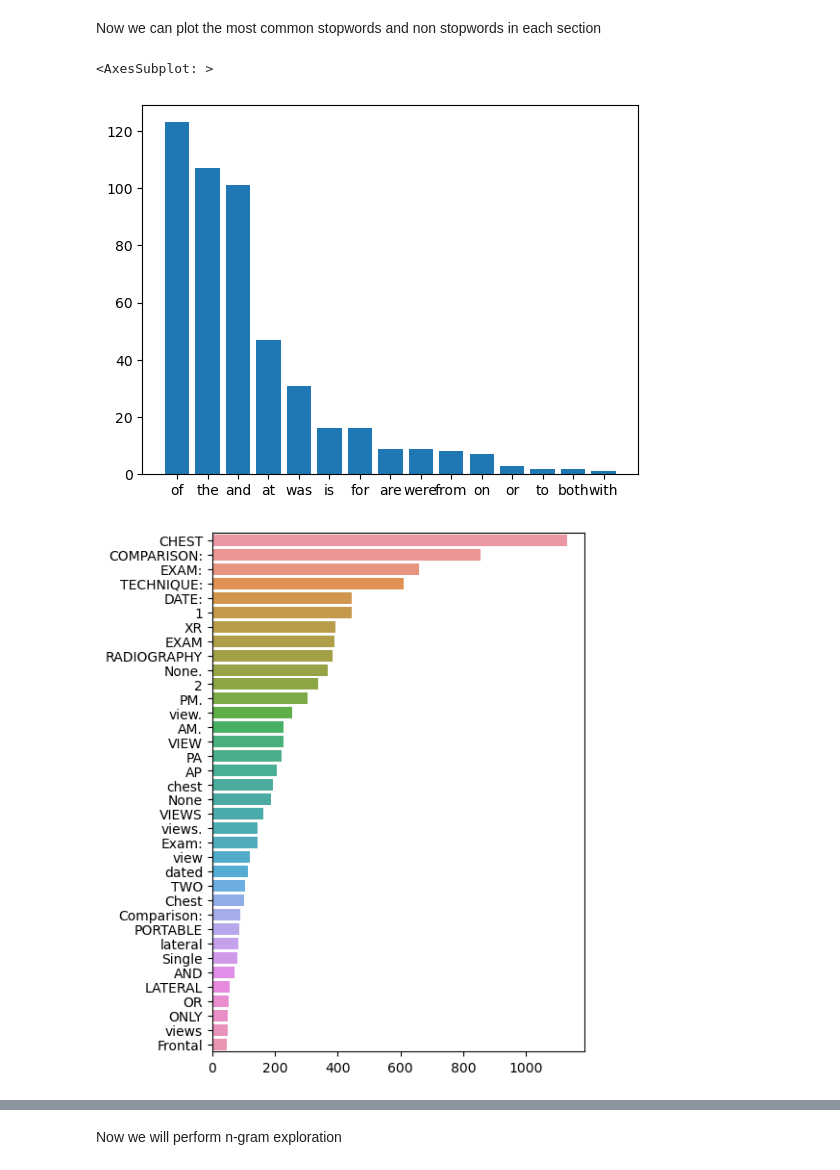
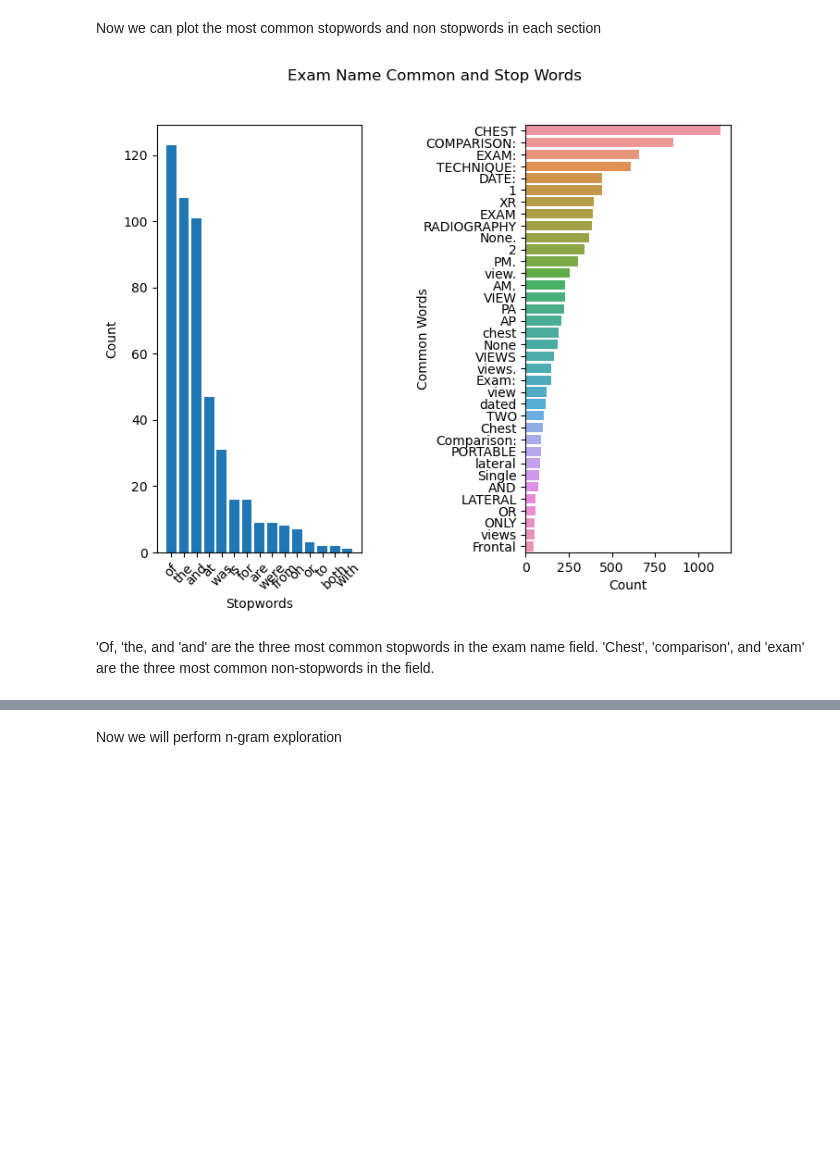
Before and after one commit to aboutmybizness/Open-Avenues-NLP-Project, a Jupyter notebook: OpenAveEDA.ipynb, the cells around one changed output, grey strips where cells are left out. Saved outputs shown, nothing was run; the diff lists cells and outputs as text; code cells hidden in the pictures; blank space fills up the shorter version.

```diff
--- a/OpenAveEDA.ipynb
+++ b/OpenAveEDA.ipynb
@@ -163,25 +174,35 @@ import seaborn as sns
 # %%
 #Exam Name
 
+fig, axs = plt.subplots(1,2,gridspec_kw={'width_ratios': [1,1],'wspace':.8},figsize=(8,6))
+
 top = sorted(namedic.items(), key= lambda x:x[1],reverse=True)[:15]
 x,y=zip(*top)
-plt.bar(x,y)
+axs[0].bar(x,y)
+axs[0].set_xlabel('Stopwords')
+axs[0].set_ylabel('Count')
+axs[0].tick_params(axis='x', rotation=45)
 
 counter=Counter(namecorpus)
 most=counter.most_common()
 
 x, y= [], []
 for word,count in most[:40]:
     if (word not in stop):
         x.append(word)
         y.append(count)
 
-plt.figure(figsize=(5,7))
-sns.barplot(x=y,y=x)
+
+sns.barplot(x=y,y=x,ax=axs[1])
+axs[1].set_xlabel('Count')
+axs[1].set_ylabel('Common Words',labelpad=-5)
+
+plt.suptitle('Exam Name Common and Stop Words')
+plt.show()
 # %% [output]
-<AxesSubplot: >
-[figure, old version]
+[figure, new version]
-[figure, removed]
+# %% [markdown]
+'Of, 'the, and 'and' are the three most common stopwords in the exam name field. 'Chest', 'comparison', and 'exam' are the three most common non-stopwords in the field.
 # %%
 #Clinical data
 
```
Also changed, not shown: parts of 46 cells of this notebook, 4 other files.
